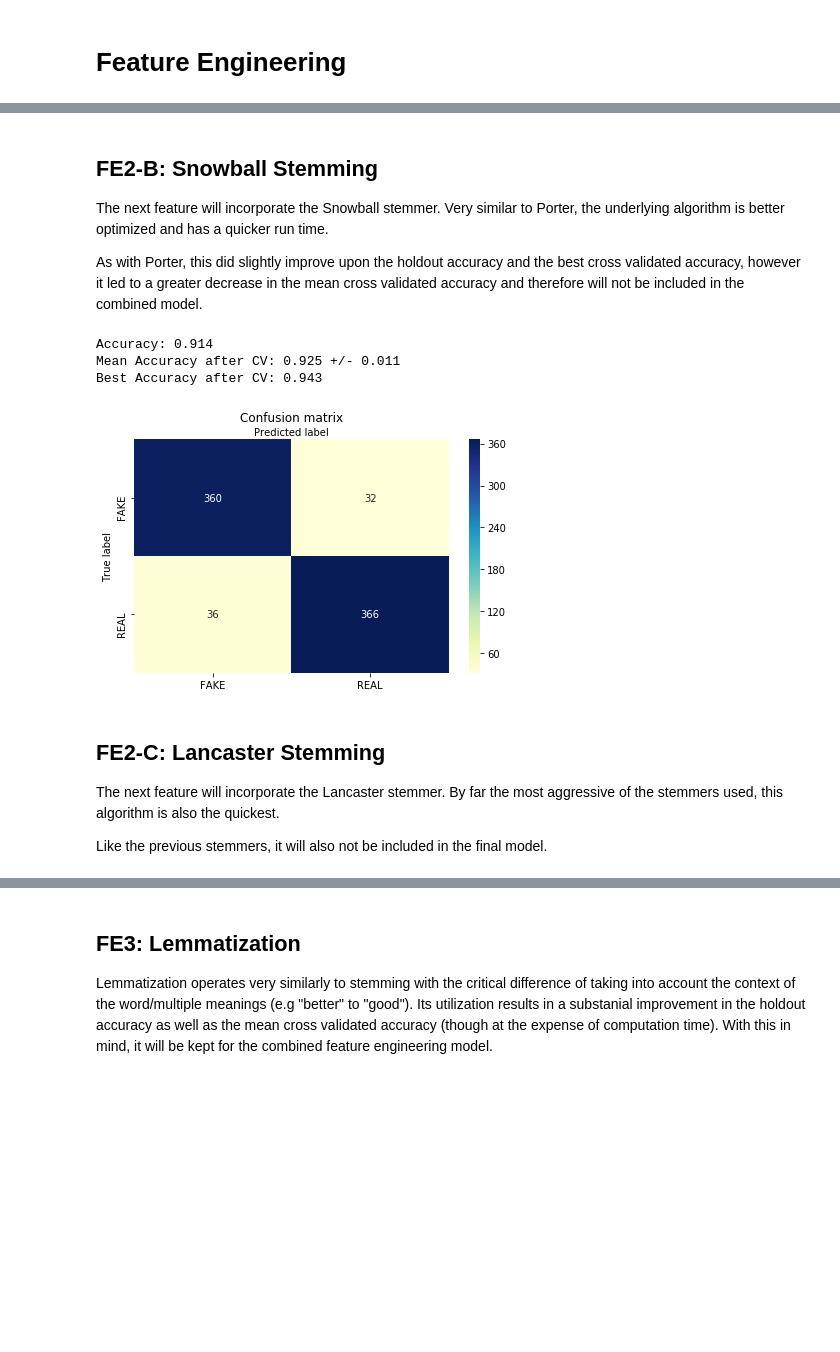
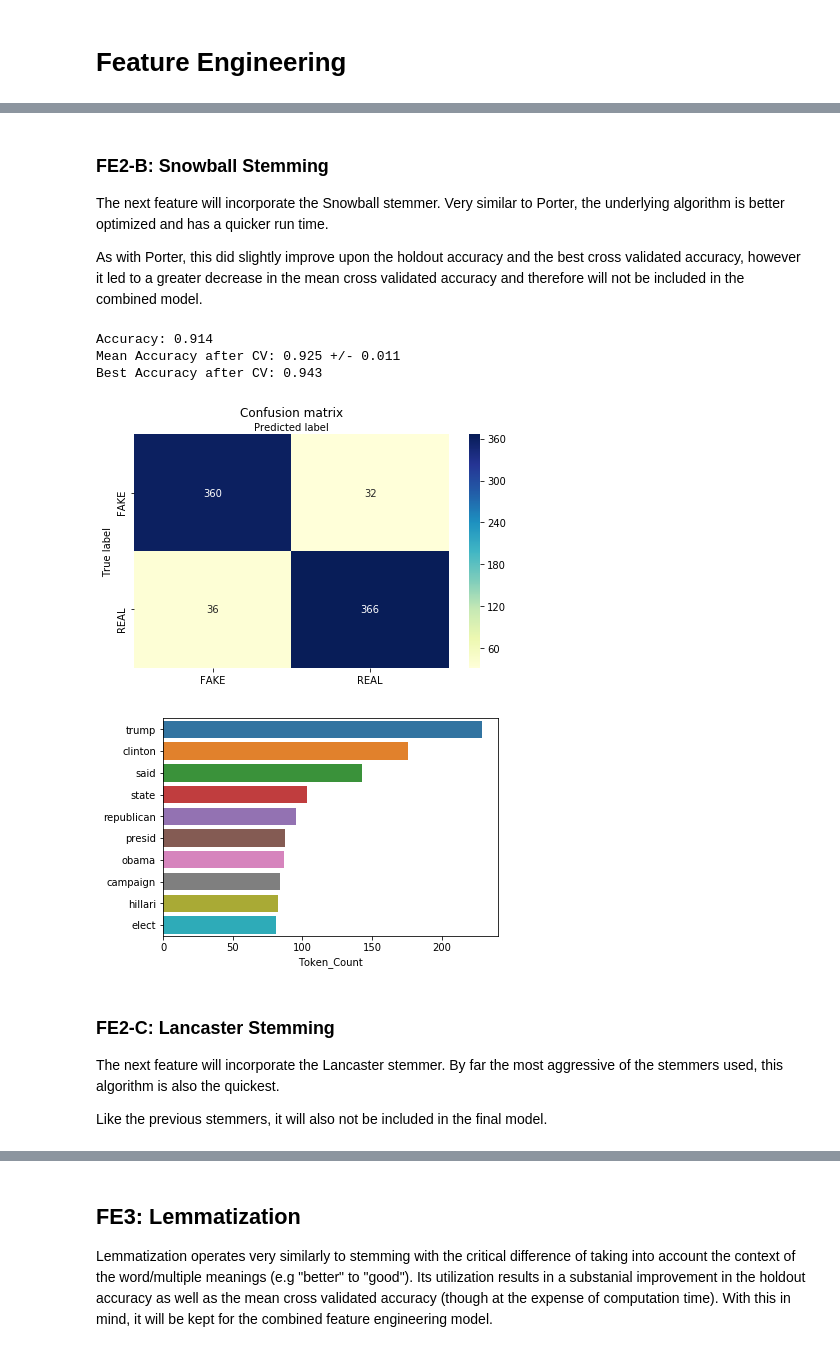
Before and after one commit to martinan92/NLP-FakeNews, a Jupyter notebook: First NLP Assignment (Martinez, Andrew; Miles, Sheena).ipynb, the cells around one changed output, grey strips where cells are left out. Cells and saved outputs as stored; diff of their text form; code cells hidden in the pictures; blank space fills up the shorter version.

```diff
--- a/First NLP Assignment (Martinez, Andrew; Miles, Sheena).ipynb
+++ b/First NLP Assignment (Martinez, Andrew; Miles, Sheena).ipynb
@@ -468,19 +513,21 @@ Best Accuracy after CV: 0.943
 # %% [markdown]
-## FE2-B: Snowball Stemming
+### FE2-B: Snowball Stemming
 
 The next feature will incorporate the Snowball stemmer. Very similar to Porter, the underlying algorithm is better optimized and has a quicker run time.
 
 As with Porter, this did slightly improve upon the holdout accuracy and the best cross validated accuracy, however it led to a greater decrease in the mean cross validated accuracy and therefore will not be included in the combined model.
 # %%
-fe2b_vectorizer = TfidfVectorizer(stop_words='english', analyzer=snowball_stemmer)
-run_full_iteration(prepared_train_df, model, fe2b_vectorizer, target_var, independent_var)
+if(full_run):
+    fe2b_vectorizer = TfidfVectorizer(stop_words='english', analyzer=snowball_stemmer)
+    run_full_iteration(prepared_train_df, model, fe2b_vectorizer, target_var, independent_var)
 # %% [output]
 Accuracy: 0.914
 Mean Accuracy after CV: 0.925 +/- 0.011
 Best Accuracy after CV: 0.943
 [figure]
+[figure, added]
 # %% [markdown]
-## FE2-C: Lancaster Stemming
+### FE2-C: Lancaster Stemming
 
 The next feature will incorporate the Lancaster stemmer. By far the most aggressive of the stemmers used, this algorithm is also the quickest.
 
```
Also changed, not shown: parts of 15 cells of this notebook.
